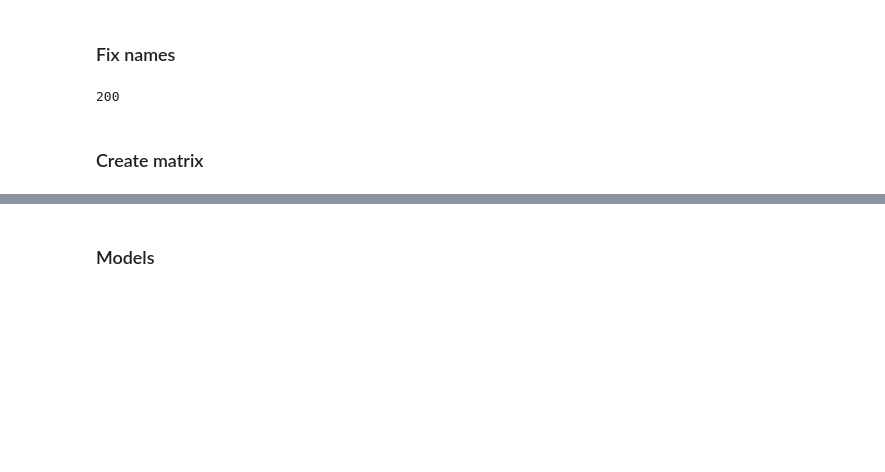
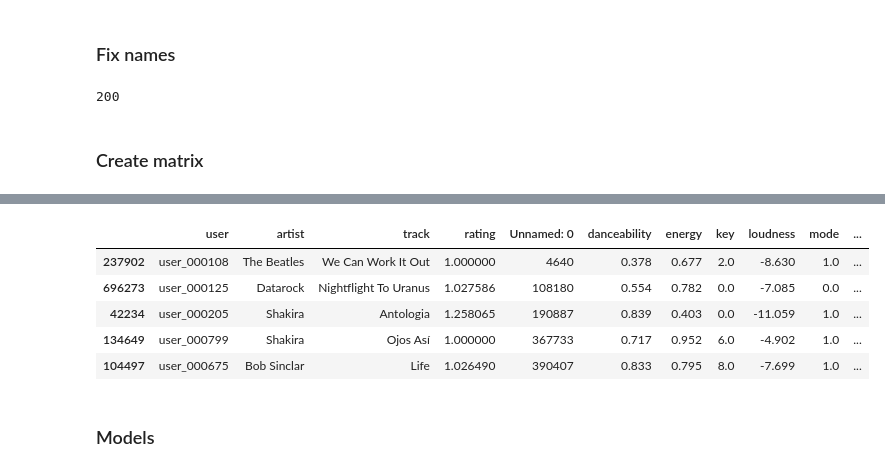
Before and after one commit to MNabegh/mlbd-project, a Jupyter notebook: recommender_system.ipynb, the cells around one changed output, grey strips where cells are left out. Saved outputs shown, nothing was run; the diff lists cells and outputs as text; code cells hidden in the pictures; blank space fills up the shorter version.

```diff
--- a/recommender_system.ipynb
+++ b/recommender_system.ipynb
@@ -189,0 +153,18 @@ matrix_init = matrix_init.rename({'timestamp':'rating'}, axis=1)
+# %%
+no_users = 200
+users_list = matrix_extended.user.unique()
+users_sampled = np.random.choice(users_list, replace=False, size=no_users)
+matrix_sampled = matrix_extended.copy()
+matrix_sampled = matrix_sampled.set_index('user')
+matrix_sampled = matrix_sampled.loc[users_sampled]
+matrix_sampled = matrix_sampled.reset_index()
+matrix_sampled = matrix_sampled.sample(frac=1)
+# %%
+matrix_sampled.head()
+# %% [output]
+|  | user | artist | track | rating | Unnamed: 0 | danceability | energy | key | loudness | mode | ... |
+| 237902 | user_000108 | The Beatles | We Can Work It Out | 1.000000 | 4640 | 0.378 | 0.677 | 2.0 | -8.630 | 1.0 | ... |
+| 696273 | user_000125 | Datarock | Nightflight To Uranus | 1.027586 | 108180 | 0.554 | 0.782 | 0.0 | -7.085 | 0.0 | ... |
+| 42234 | user_000205 | Shakira | Antologia | 1.258065 | 190887 | 0.839 | 0.403 | 0.0 | -11.059 | 1.0 | ... |
+| 134649 | user_000799 | Shakira | Ojos Así | 1.000000 | 367733 | 0.717 | 0.952 | 6.0 | -4.902 | 1.0 | ... |
+| 104497 | user_000675 | Bob Sinclar | Life | 1.026490 | 390407 | 0.833 | 0.795 | 8.0 | -7.699 | 1.0 | ... |
```
Also changed, not shown: parts of 38 cells of this notebook.
